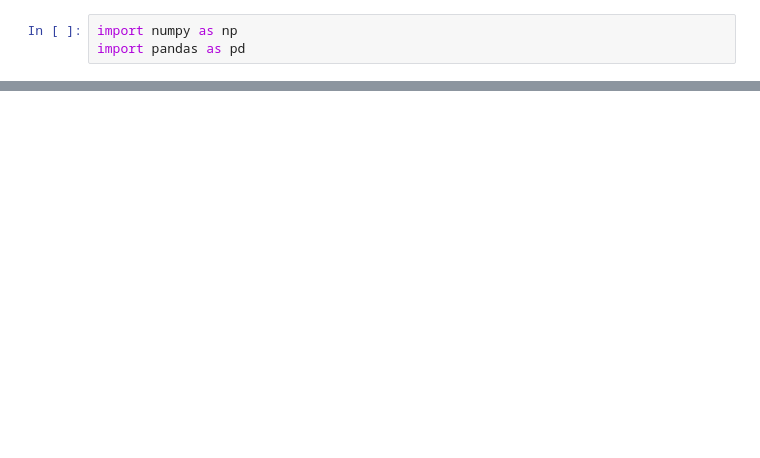
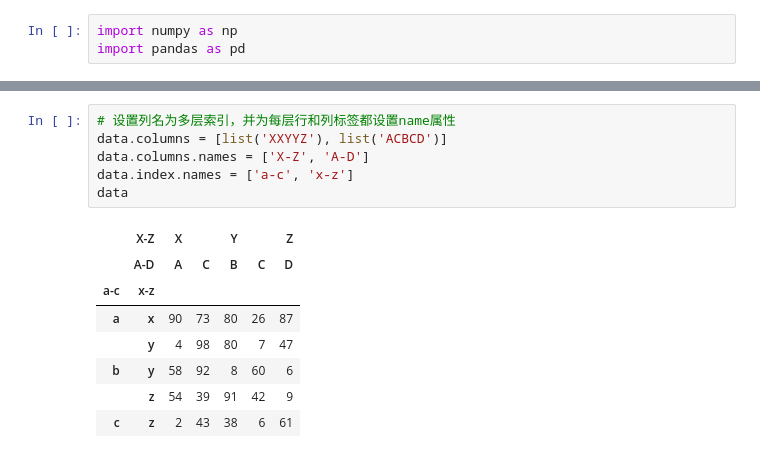
Before and after one commit to McJevons/jupyter-notebook, a Jupyter notebook: 数据规整（一）：层次化索引.ipynb, the cells around one changed output, grey strips where cells are left out. Saved outputs shown, nothing was run; the diff lists cells and outputs as text; blank space fills up the shorter version.

```diff
--- a/数据规整（一）：层次化索引.ipynb
+++ b/数据规整（一）：层次化索引.ipynb
@@ -104,0 +106,15 @@ data.loc[(slice(None), 'y'), :]
+# %%
+# 设置列名为多层索引，并为每层行和列标签都设置name属性
+data.columns = [list('XXYYZ'), list('ACBCD')]
+data.columns.names = ['X-Z', 'A-D']
+data.index.names = ['a-c', 'x-z']
+data
+# %% [output]
+|  | X-Z | X |  | Y |  | Z |
+|  | A-D | A | C | B | C | D |
+| a-c | x-z |  |  |  |  |  |
+| a | x | 90 | 73 | 80 | 26 | 87 |
+|  | y | 4 | 98 | 80 | 7 | 47 |
+| b | y | 58 | 92 | 8 | 60 | 6 |
+|  | z | 54 | 39 | 91 | 42 | 9 |
+| c | z | 2 | 43 | 38 | 6 | 61 |
```
Also changed, not shown: parts of 26 cells of this notebook.
